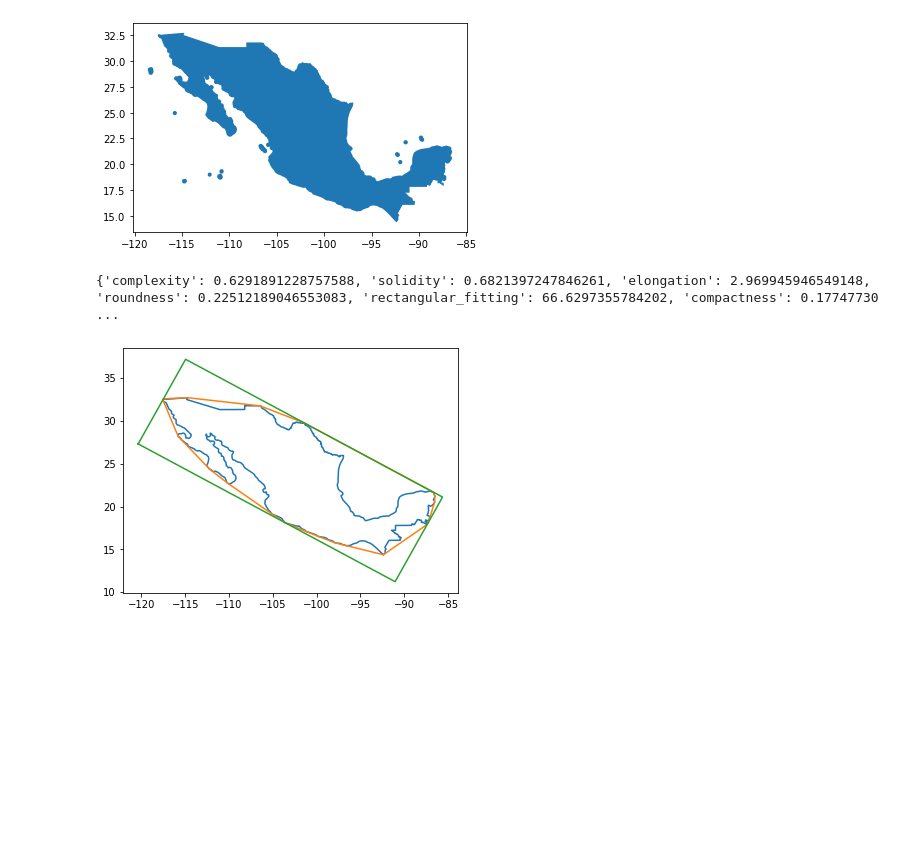
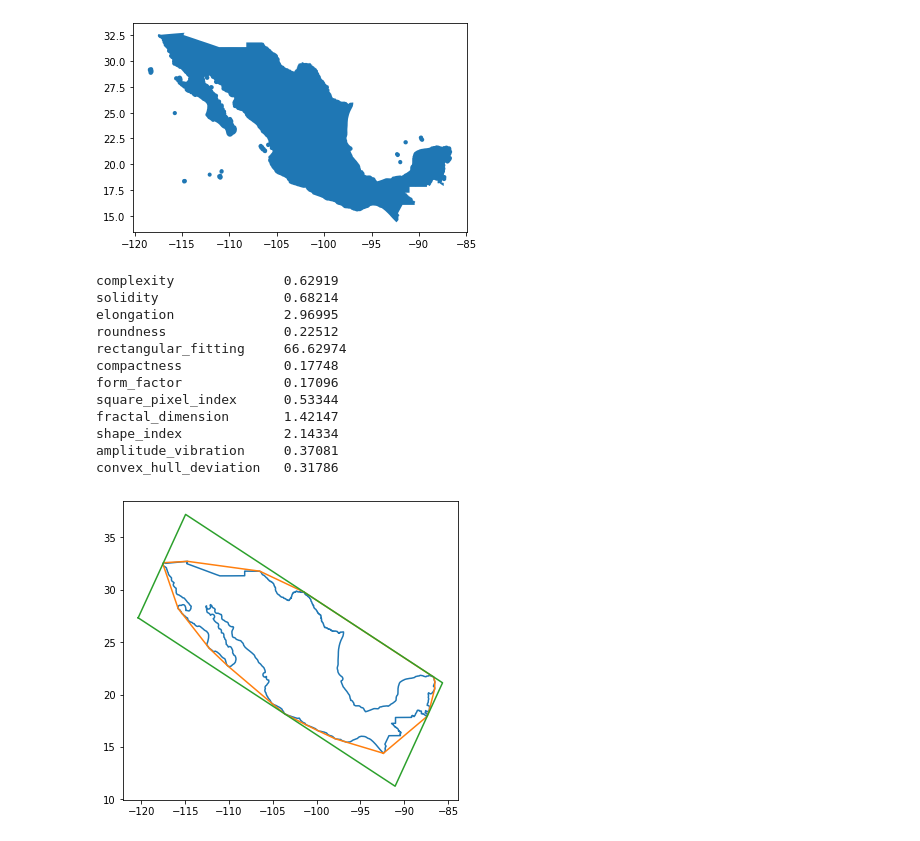
Before and after one commit to shashidhara-ruchika/spatial_join_capstone, a Jupyter notebook: Polygon_Metrics.ipynb, the cells around one changed output. Cells and saved outputs as stored; diff of their text form; code cells hidden in the pictures; blank space fills up the shorter version.

Commit message:
calculated metrics for 3 polygons

```diff
--- a/Polygon_Metrics.ipynb
+++ b/Polygon_Metrics.ipynb
@@ -64,7 +64,7 @@ class PolygonMetrics:
 
         self.polygon_metrics["square_pixel_index"] = 1 - (4 * sqrt(polygon_area)) / polygon_perimeter
 
-        self.polygon_metrics["fractal_dimension"] = 2 * log(polygon_perimeter / 4) / log(polygon_perimeter)
+        self.polygon_metrics["fractal_dimension"] = abs(2 * log(polygon_perimeter / 4) / log(polygon_perimeter))
 
         self.polygon_metrics["shape_index"] = polygon_perimeter / (4 * sqrt(polygon_area))
 
@@ -119,8 +153,21 @@ data_3.plot()
 # %%
 data_3_metrics = PolygonMetrics(data_3)
 data_3_metrics_dict = data_3_metrics.get_metrics()
-print(data_3_metrics_dict)
-data_3_metrics.plot_all_polygons(6, 4.5)
+print_dict(data_3_metrics_dict)
 # %% [output]
-{'complexity': 0.6291891228757588, 'solidity': 0.6821397247846261, 'elongation': 2.969945946549148, 'roundness': 0.22512189046553083, 'rectangular_fitting': 66.6297355784202, 'compactness': 0.17747730 ...
+complexity              0.62919
+solidity                0.68214
+elongation              2.96995
+roundness               0.22512
+rectangular_fitting     66.62974
+compactness             0.17748
+form_factor             0.17096
+square_pixel_index      0.53344
+fractal_dimension       1.42147
+shape_index             2.14334
+amplitude_vibration     0.37081
+convex_hull_deviation   0.31786
-[figure, removed]
+# %%
+data_3_metrics.plot_all_polygons(6, 5.5)
+# %% [output]
+[figure, added]
```
Also changed, not shown: parts of 5 cells of this notebook.
